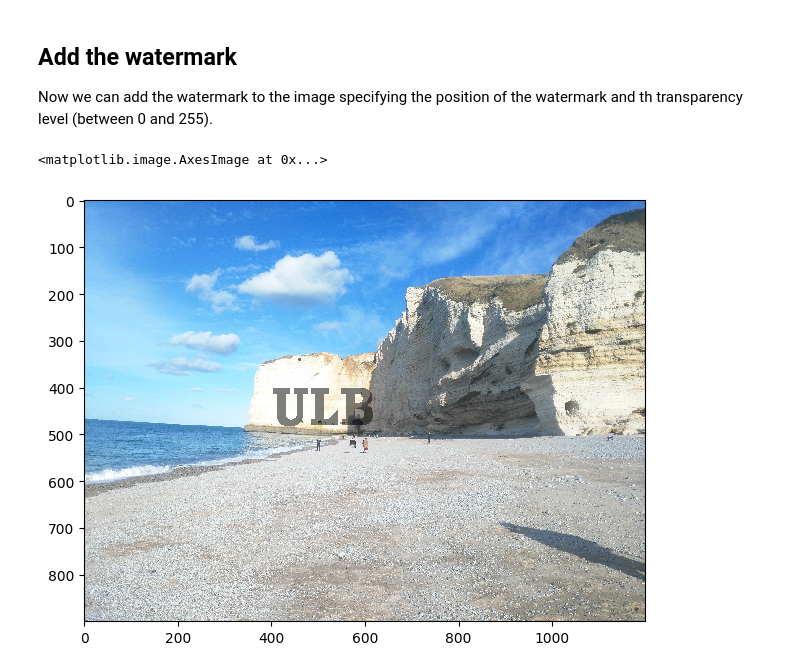
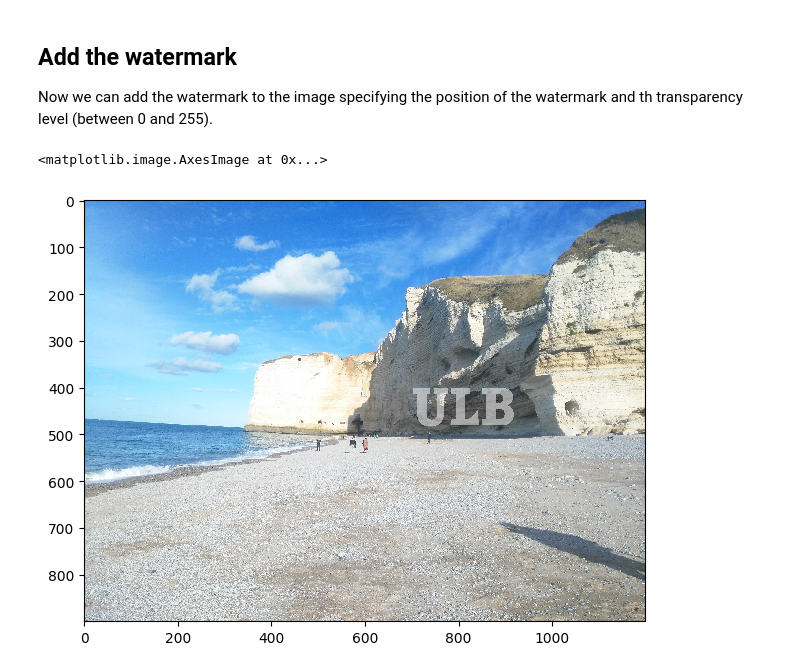
Before and after one commit to Exagor/info-h-500, a Jupyter notebook: docs/Projects/watermark_proj.ipynb, the cells around one changed output. Cells and saved outputs as stored; diff of their text form; code cells hidden in the pictures.

```diff
--- a/docs/Projects/watermark_proj.ipynb
+++ b/docs/Projects/watermark_proj.ipynb
@@ -117,32 +117,32 @@ def add_wm_alpha(im,wm,transparency=0.3):
     return im2
 
 def check_luminosity(im,wm,pos):
     colors = [0,0,0]
     for y in range(wm.shape[0]):
         for x in range(wm.shape[1]):
             colors += im[pos[0]+y,pos[1]+x]
     mean_color = colors/(wm.shape[0]*wm.shape[1])
     if mean_color[0] > 200 and mean_color[1] > 200 and mean_color[2] > 200:
         return True
     else:
         return False
 
 def add_wm(im,wm,pos,transparency=0.5):
     im2=im.copy()
     luminosity = check_luminosity(im,wm,pos)
     for y in range(wm.shape[0]):
         for x in range(wm.shape[1]):
             if (wm[y,x]==WHITE).all():
                 if luminosity:
                     wm[y,x]=BLACK
                 im2[pos[0]+y,pos[1]+x]=im2[pos[0]+y,pos[1]+x]*(1-transparency)+wm[y,x]*transparency #mix two pixels
     return im2
 #final_img = add_wm_alpha(alpha_img,wm_mask)
 # imshow(final_img)
 logo = get_logo(wm)
-position = [400,400]
+position = [400,700]
 final_img=add_wm(img,logo,position)
 imshow(final_img)
 # %% [output]
 <matplotlib.image.AxesImage at 0x...>
-[figure, old version]
+[figure, new version]
```
Also changed, not shown: 1 other file.
